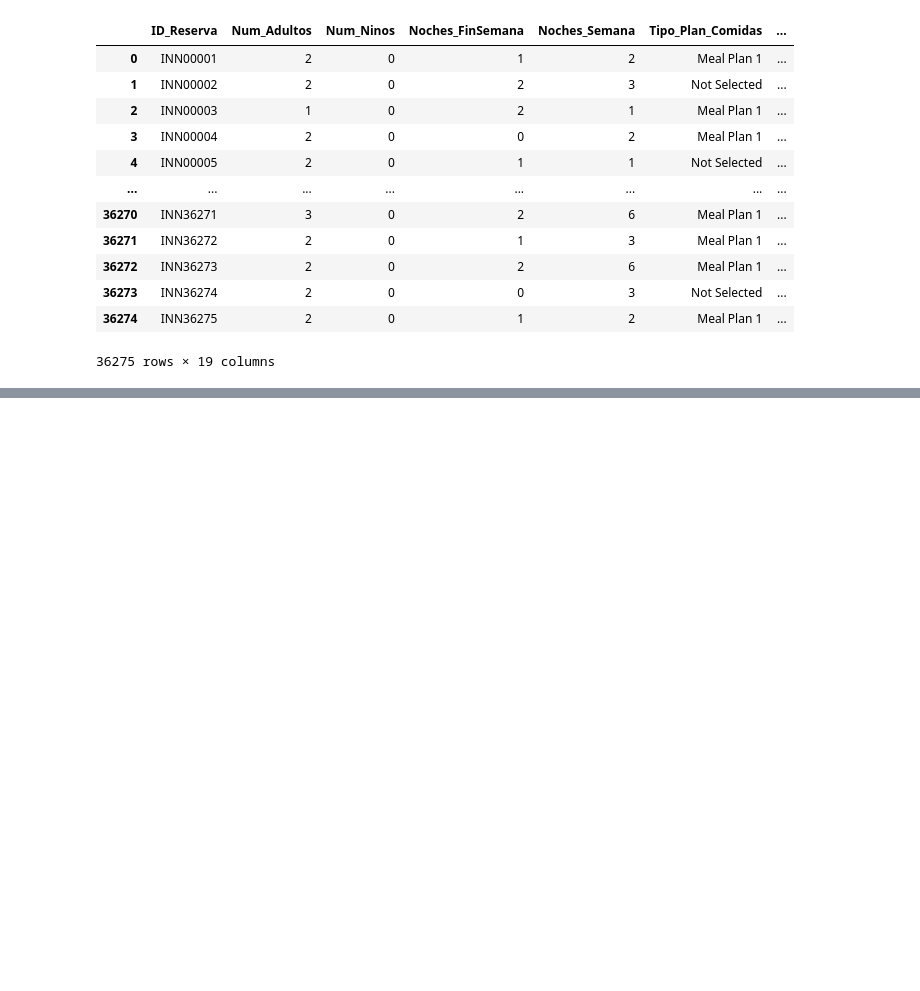
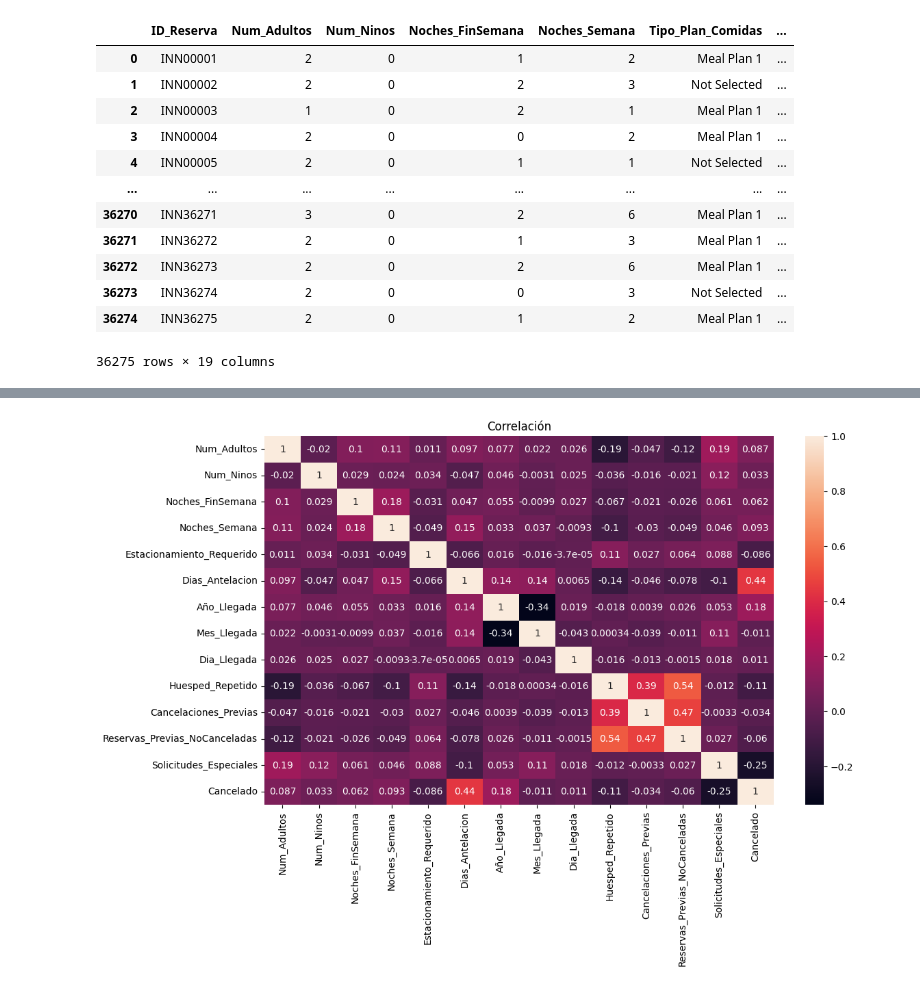
Before and after one commit to jarsmp37/progavan, a Jupyter notebook: datascience/Conceptos1.ipynb, the cells around one changed output, grey strips where cells are left out. Drawn from its saved outputs; the diff is of its cells as text; code cells hidden in the pictures; blank space fills up the shorter version.

```diff
--- a/datascience/Conceptos1.ipynb
+++ b/datascience/Conceptos1.ipynb
@@ -136,0 +266,3 @@ La columna Estado_Reserva tiene de datos:
+# %%
+df2=df[colu1]
+df2
@@ -136,0 +283,3 @@ La columna Estado_Reserva tiene de datos:
+# %%
+matriz_correlacion=df2.corr()
+matriz_correlacion
@@ -136,0 +304,7 @@ La columna Estado_Reserva tiene de datos:
+# %%
+plt.figure(figsize=(12,7))
+sns.heatmap(matriz_correlacion,annot=True)
+plt.title("Correlación")
+plt.show()
+# %% [output]
+[figure, added]
```
Also changed, not shown: parts of 29 cells of this notebook.
